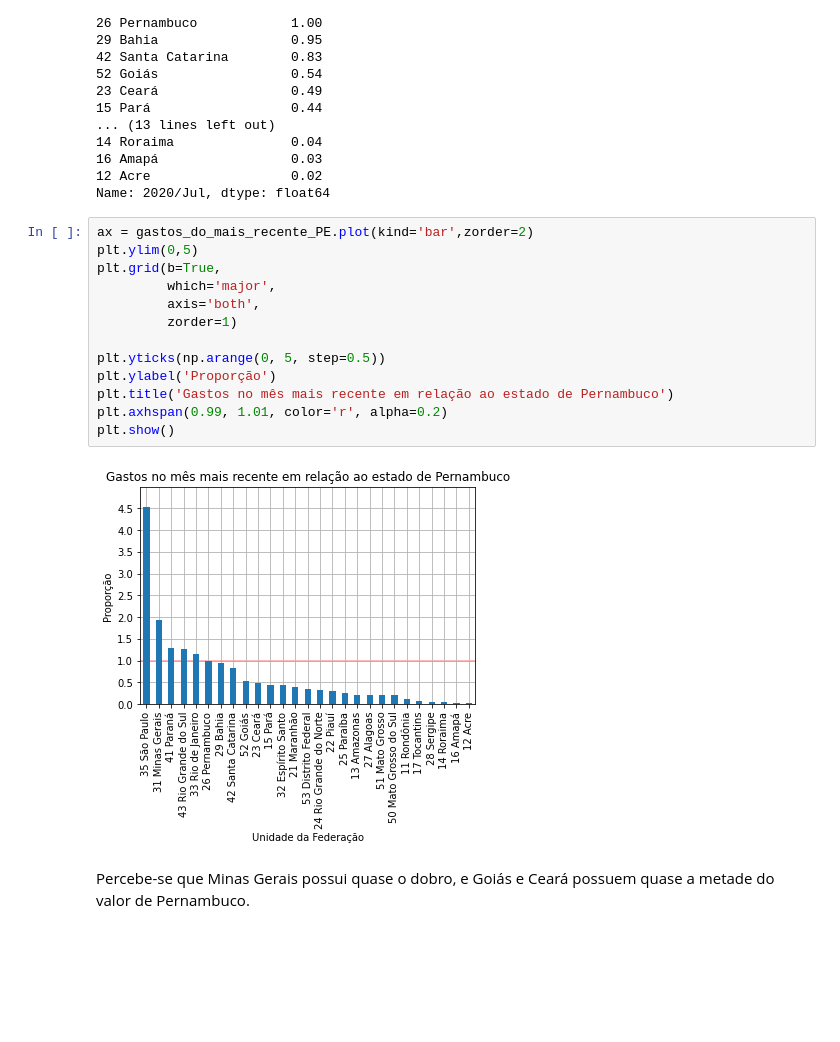
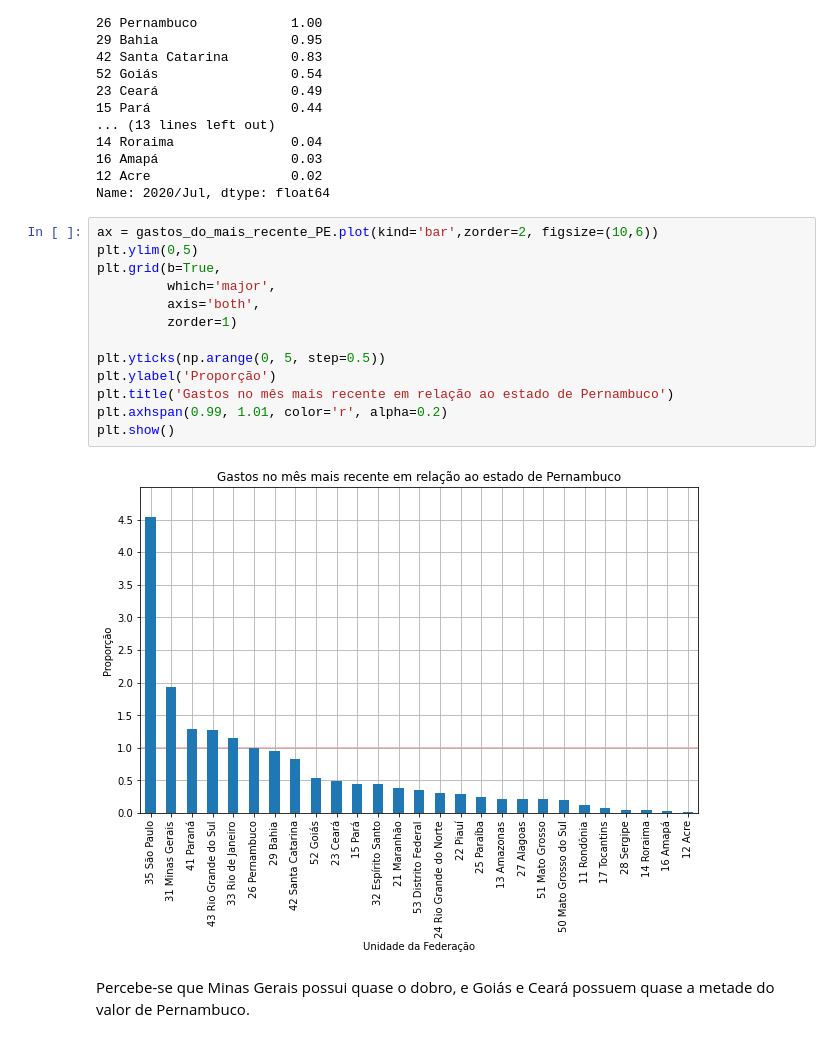
Before and after one commit to didi-a-p/BootcampDataScienceAlura, a Jupyter notebook: Analisando dados da saúde com Python e Pandas/Desafios em notebooks separados/Desafios_Aula_5_Pandas.ipynb, the cells around one changed output. Saved outputs shown, nothing was run; the diff lists cells and outputs as text; blank space fills up the shorter version.

```diff
--- a/Analisando dados da saúde com Python e Pandas/Desafios em notebooks separados/Desafios_Aula_5_Pandas.ipynb
+++ b/Analisando dados da saúde com Python e Pandas/Desafios em notebooks separados/Desafios_Aula_5_Pandas.ipynb
@@ -136,20 +137,20 @@ Unidade da Federação
 12 Acre                  0.02
 Name: 2020/Jul, dtype: float64
 # %%
-ax = gastos_do_mais_recente_PE.plot(kind='bar',zorder=2)
+ax = gastos_do_mais_recente_PE.plot(kind='bar',zorder=2, figsize=(10,6))
 plt.ylim(0,5)
 plt.grid(b=True,
          which='major',
          axis='both',
          zorder=1)
 
 plt.yticks(np.arange(0, 5, step=0.5))
 plt.ylabel('Proporção')
 plt.title('Gastos no mês mais recente em relação ao estado de Pernambuco')
 plt.axhspan(0.99, 1.01, color='r', alpha=0.2)
 plt.show()
 # %% [output]
-[figure, old version]
+[figure, new version]
 # %% [markdown]
 Percebe-se que Minas Gerais possui quase o dobro, e Goiás e  Ceará possuem quase a metade do valor de Pernambuco.
 # %% [markdown]
```
Also changed, not shown: parts of 4 cells of this notebook.
